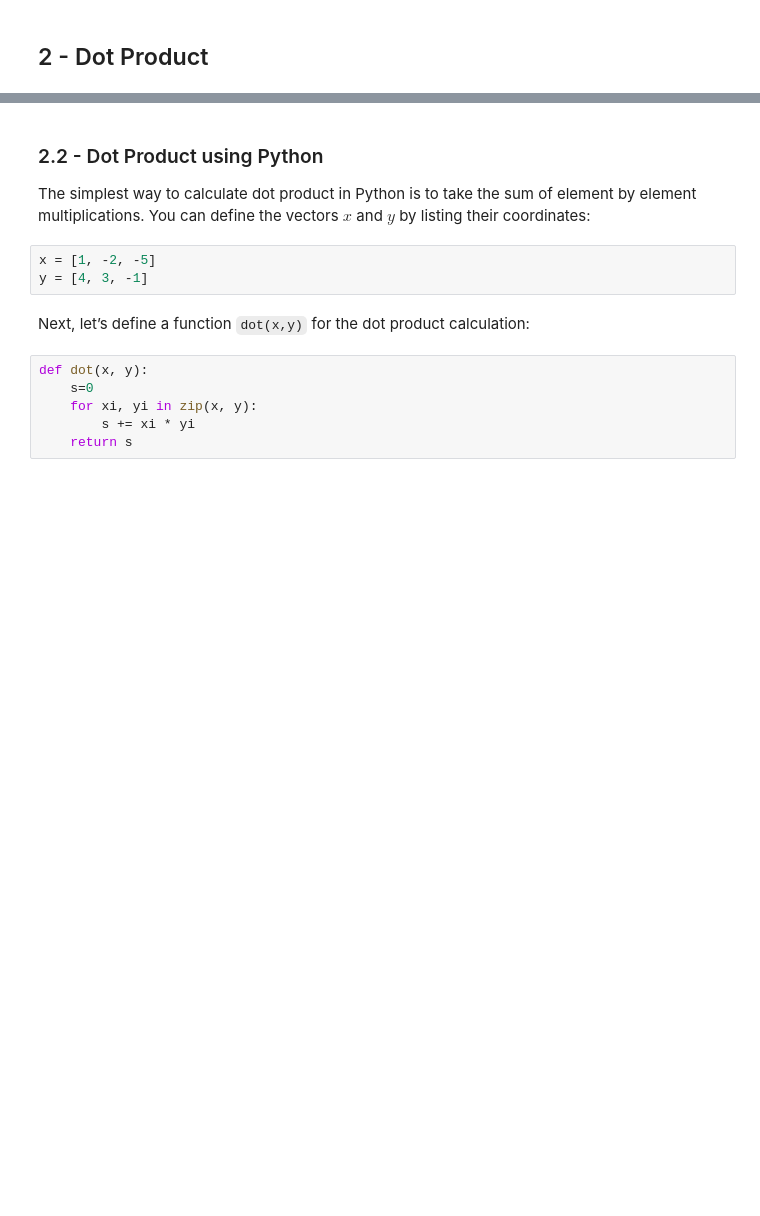
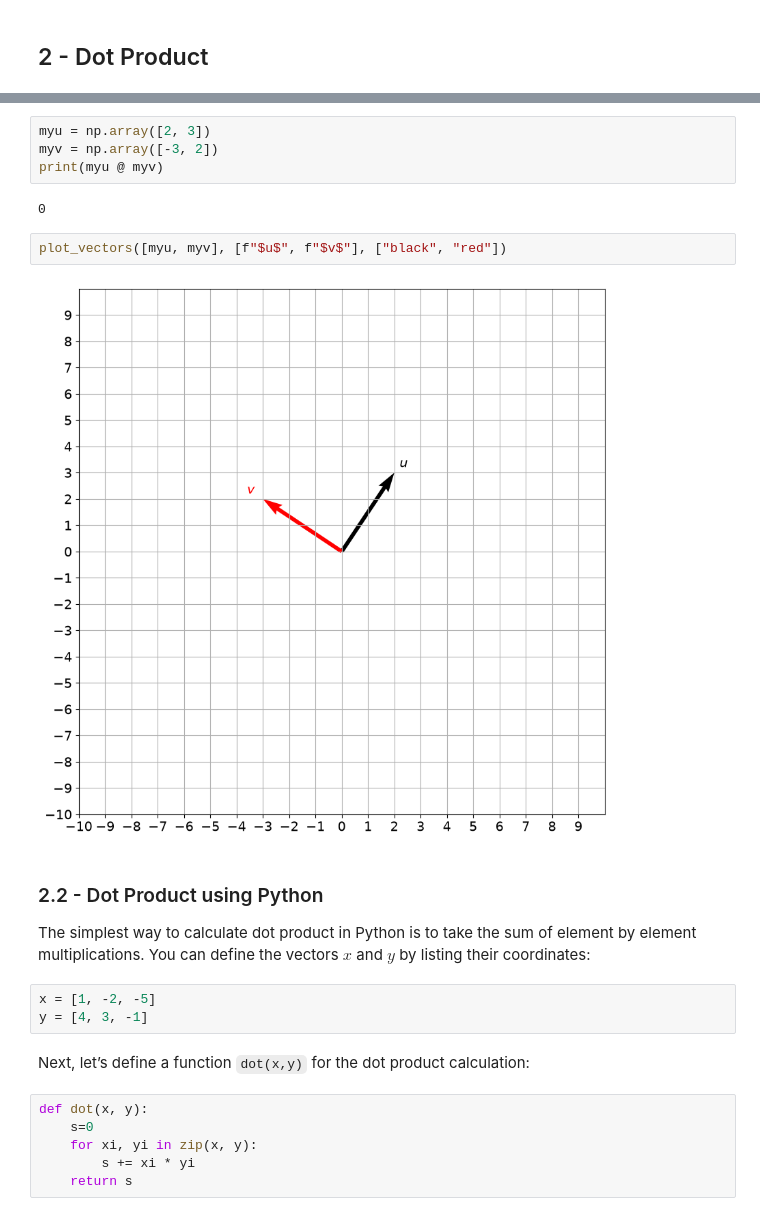
Before and after one commit to upangka/advprog, a Jupyter notebook: mathematics-for-machine-learning-and-data-science/courses/Linear-Algebra-for-Machine-Learning-and-Data-Science/Week3-Vectors-and-Linear-Transformations/code/Lab_1_vector_operations.ipynb, the cells around one changed output, grey strips where cells are left out. Drawn from its saved outputs; the diff is of its cells as text; blank space fills up the shorter version.

```diff
--- a/mathematics-for-machine-learning-and-data-science/courses/Linear-Algebra-for-Machine-Learning-and-Data-Science/Week3-Vectors-and-Linear-Transformations/code/Lab_1_vector_operations.ipynb
+++ b/mathematics-for-machine-learning-and-data-science/courses/Linear-Algebra-for-Machine-Learning-and-Data-Science/Week3-Vectors-and-Linear-Transformations/code/Lab_1_vector_operations.ipynb
@@ -201,3 +230,13 @@ $$x\cdot y = \sum_{i=1}^{n} x_iy_i = x_1y_1+x_2y_2+\ldots+x_ny_n \tag{1}$$
+# %%
+myu = np.array([2, 3])
+myv = np.array([-3, 2])
+print(myu @ myv)
+# %% [output]
+0
+# %%
+plot_vectors([myu, myv], [f"$u$", f"$v$"], ["black", "red"])
+# %% [output]
+[figure, added]
 # %% [markdown]
 <a name='2.2'></a>
 ### 2.2 - Dot Product using Python
```
Also changed, not shown: parts of 11 cells of this notebook.
